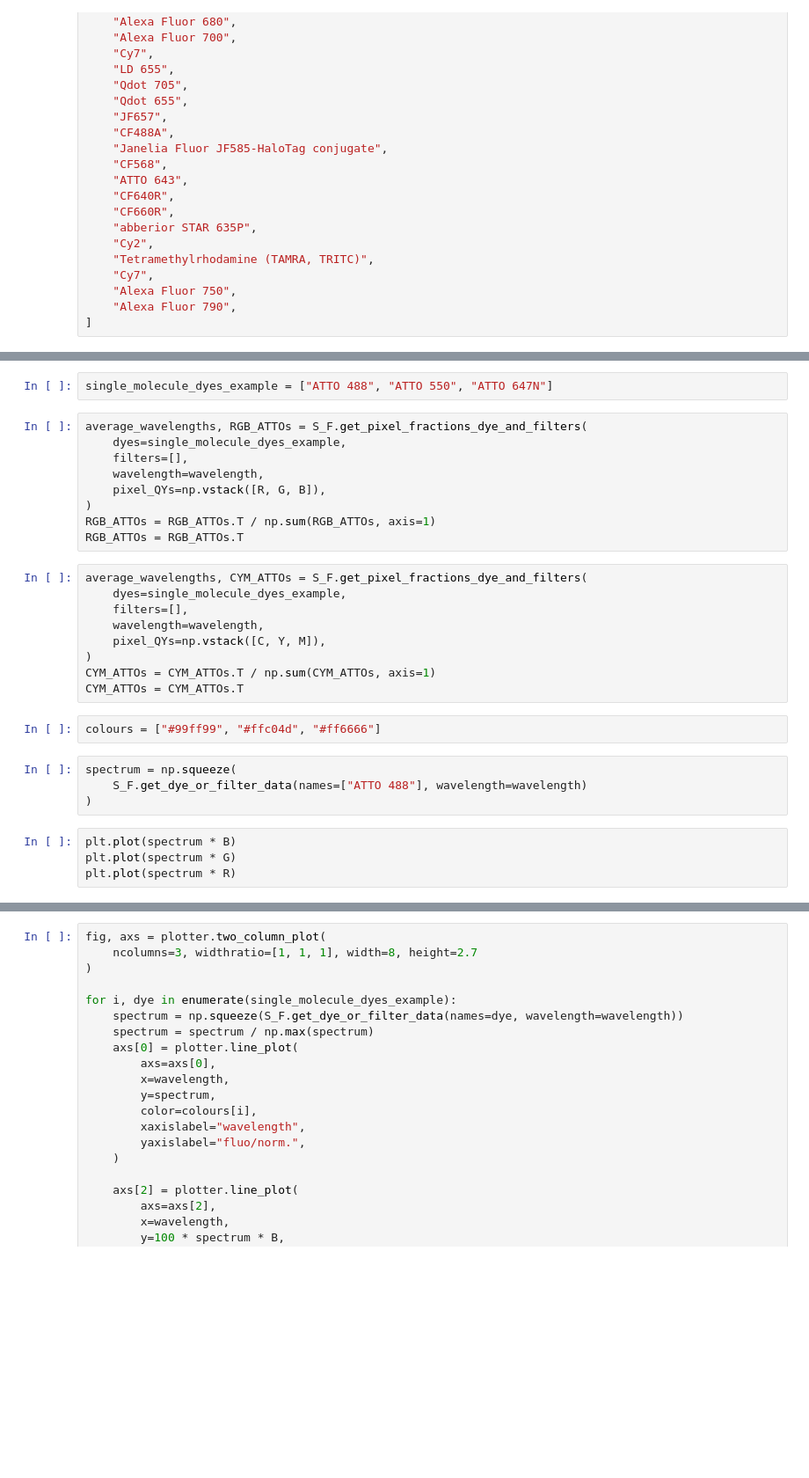
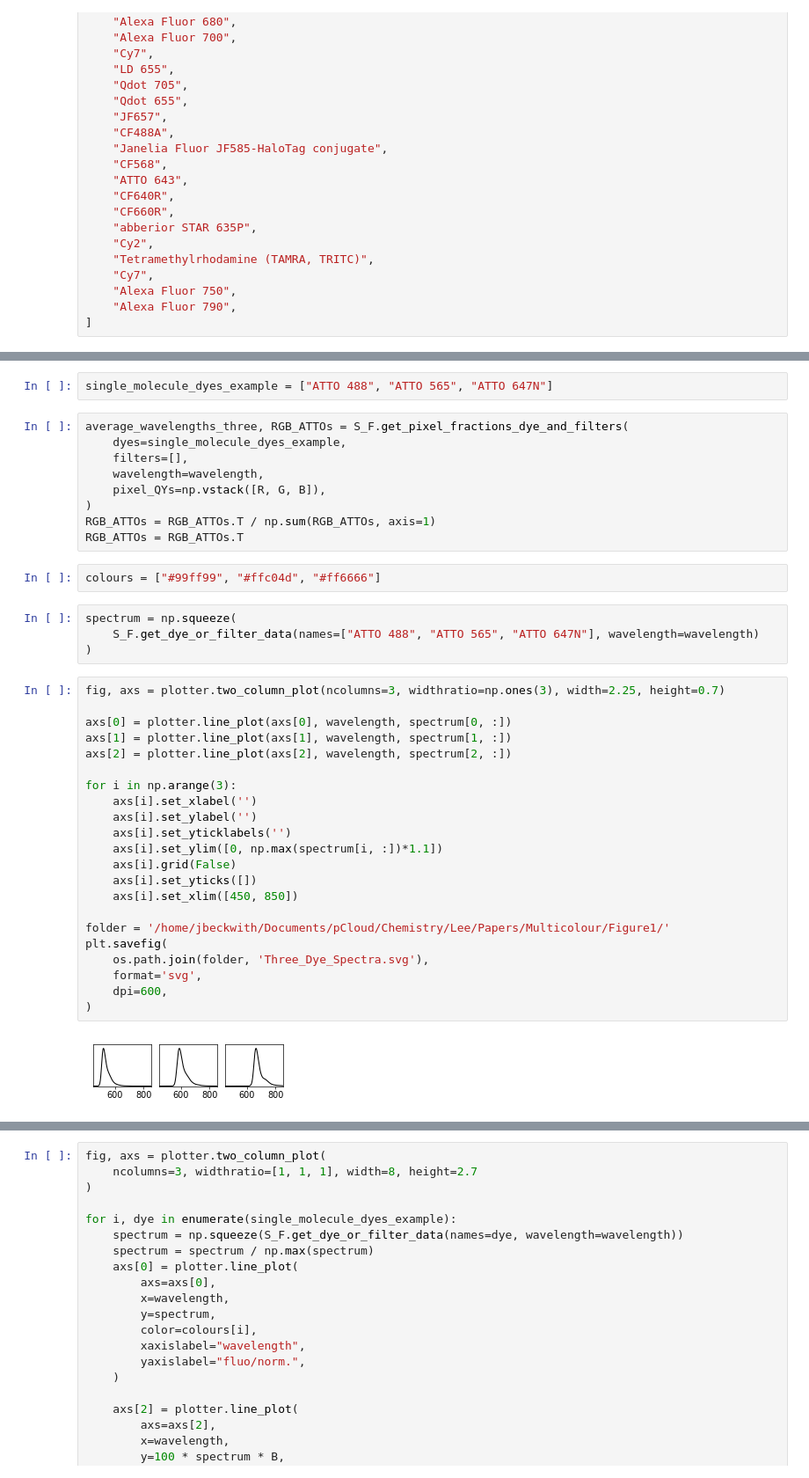
Before and after one commit to JBeckwith/pyS3M, a Jupyter notebook: notebooks/figures/SI/Ternary_Plot_SingleMolecules.ipynb, the cells around one changed output, grey strips where cells are left out. Shown at 88% size. Cells and saved outputs as stored; diff of their text form; blank space fills up the shorter version.

```diff
--- a/notebooks/figures/SI/Ternary_Plot_SingleMolecules.ipynb
+++ b/notebooks/figures/SI/Ternary_Plot_SingleMolecules.ipynb
@@ -112,7 +94,7 @@ CYM_ideal = CYM_ideal.T
 # %%
-single_molecule_dyes_example = ["ATTO 488", "ATTO 550", "ATTO 647N"]
+single_molecule_dyes_example = ["ATTO 488", "ATTO 565", "ATTO 647N"]
 # %%
-average_wavelengths, RGB_ATTOs = S_F.get_pixel_fractions_dye_and_filters(
+average_wavelengths_three, RGB_ATTOs = S_F.get_pixel_fractions_dye_and_filters(
     dyes=single_molecule_dyes_example,
     filters=[],
     wavelength=wavelength,
@@ -120,22 +102,33 @@ average_wavelengths, RGB_ATTOs = S_F.get_pixel_fractions_dye_and_filters(
 )
 RGB_ATTOs = RGB_ATTOs.T / np.sum(RGB_ATTOs, axis=1)
 RGB_ATTOs = RGB_ATTOs.T
-# %%
-average_wavelengths, CYM_ATTOs = S_F.get_pixel_fractions_dye_and_filters(
-    dyes=single_molecule_dyes_example,
-    filters=[],
-    wavelength=wavelength,
-    pixel_QYs=np.vstack([C, Y, M]),
-)
-CYM_ATTOs = CYM_ATTOs.T / np.sum(CYM_ATTOs, axis=1)
-CYM_ATTOs = CYM_ATTOs.T
 # %%
 colours = ["#99ff99", "#ffc04d", "#ff6666"]
 # %%
 spectrum = np.squeeze(
-    S_F.get_dye_or_filter_data(names=["ATTO 488"], wavelength=wavelength)
+    S_F.get_dye_or_filter_data(names=["ATTO 488", "ATTO 565", "ATTO 647N"], wavelength=wavelength)
 )
-# %%
-plt.plot(spectrum * B)
-plt.plot(spectrum * G)
-plt.plot(spectrum * R)
+# %%
+fig, axs = plotter.two_column_plot(ncolumns=3, widthratio=np.ones(3), width=2.25, height=0.7)
+
+axs[0] = plotter.line_plot(axs[0], wavelength, spectrum[0, :])
+axs[1] = plotter.line_plot(axs[1], wavelength, spectrum[1, :])
+axs[2] = plotter.line_plot(axs[2], wavelength, spectrum[2, :])
+
+for i in np.arange(3):
+    axs[i].set_xlabel('')
+    axs[i].set_ylabel('')
+    axs[i].set_yticklabels('')
+    axs[i].set_ylim([0, np.max(spectrum[i, :])*1.1])
+    axs[i].grid(False)
+    axs[i].set_yticks([])
+    axs[i].set_xlim([450, 850])
+
+folder = '/home/jbeckwith/Documents/pCloud/Chemistry/Lee/Papers/Multicolour/Figure1/'
+plt.savefig(
+    os.path.join(folder, 'Three_Dye_Spectra.svg'),
+    format='svg',
+    dpi=600,
+)
+# %% [output]
+[figure, added]
```
Also changed, not shown: parts of 8 cells of this notebook, 10 other files.
